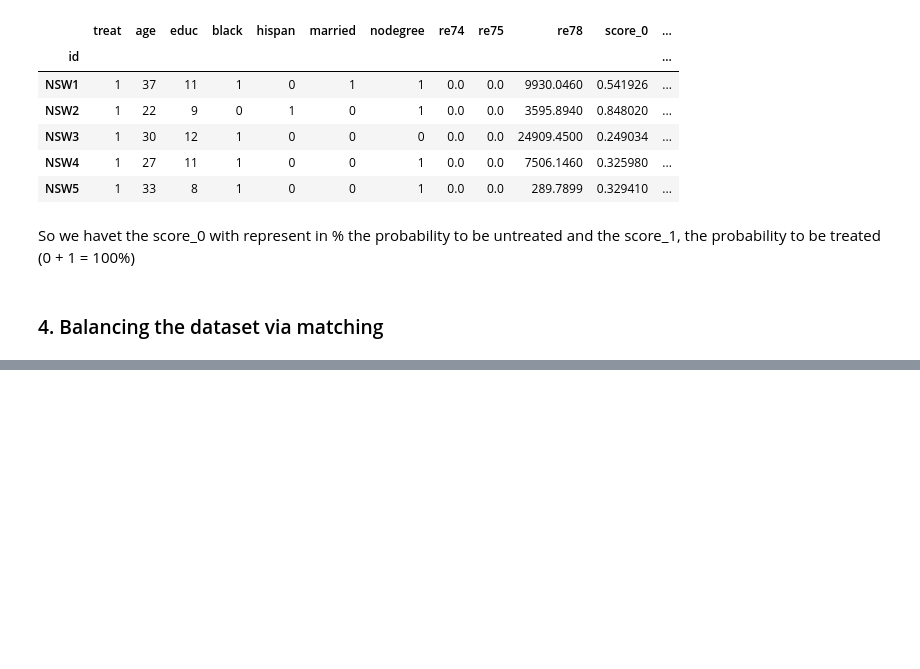
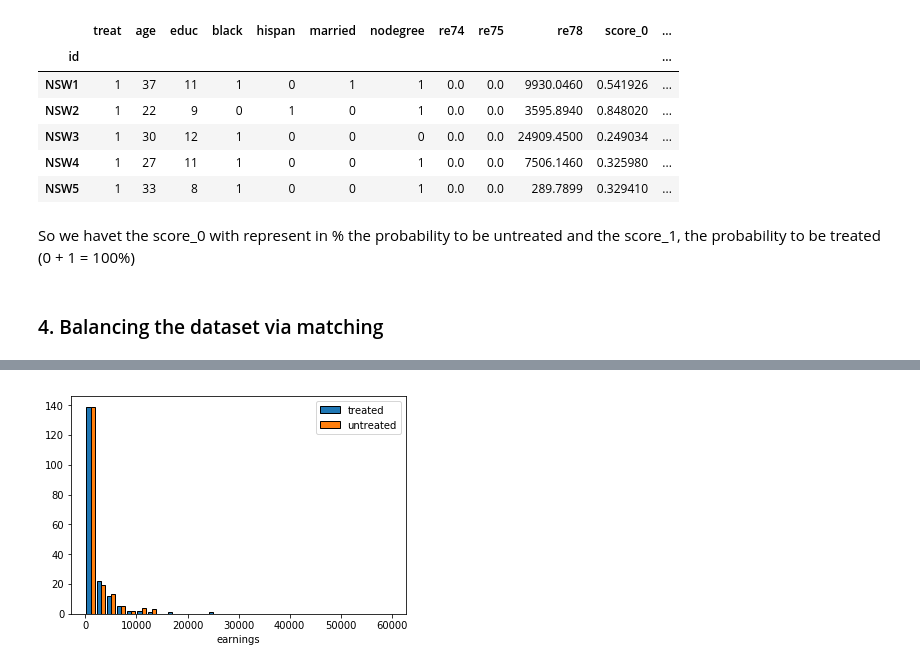
Before and after one commit to IsaacLeimgruber/ADA_labs_repo, a Jupyter notebook: 04 - Applied ML/HW04_Kevin.ipynb, the cells around one changed output, grey strips where cells are left out. Saved outputs shown, nothing was run; the diff lists cells and outputs as text; code cells hidden in the pictures; blank space fills up the shorter version.

```diff
--- a/04 - Applied ML/HW04_Kevin.ipynb
+++ b/04 - Applied ML/HW04_Kevin.ipynb
@@ -293,0 +411,4 @@ So we havet the score_0 with represent in % the probability to be untreated and
+# %%
+make_comparative_histogram(patients_treated, patients_not_treated_matched, 're75', bins_, 'earnings', ['treated', 'untreated'])
+# %% [output]
+[figure, added]
```
Also changed, not shown: parts of 33 cells of this notebook.
